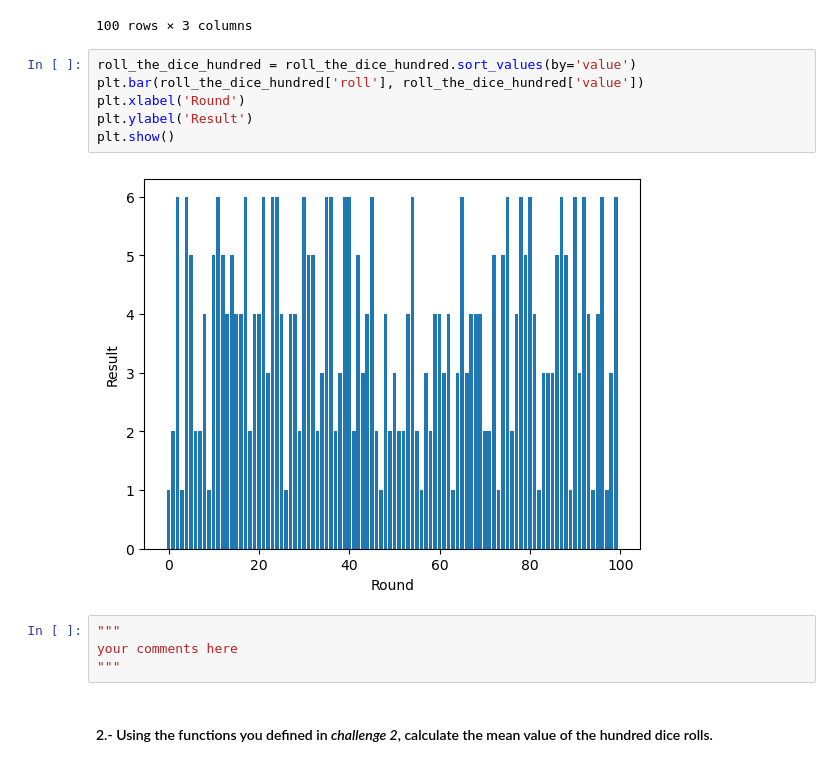
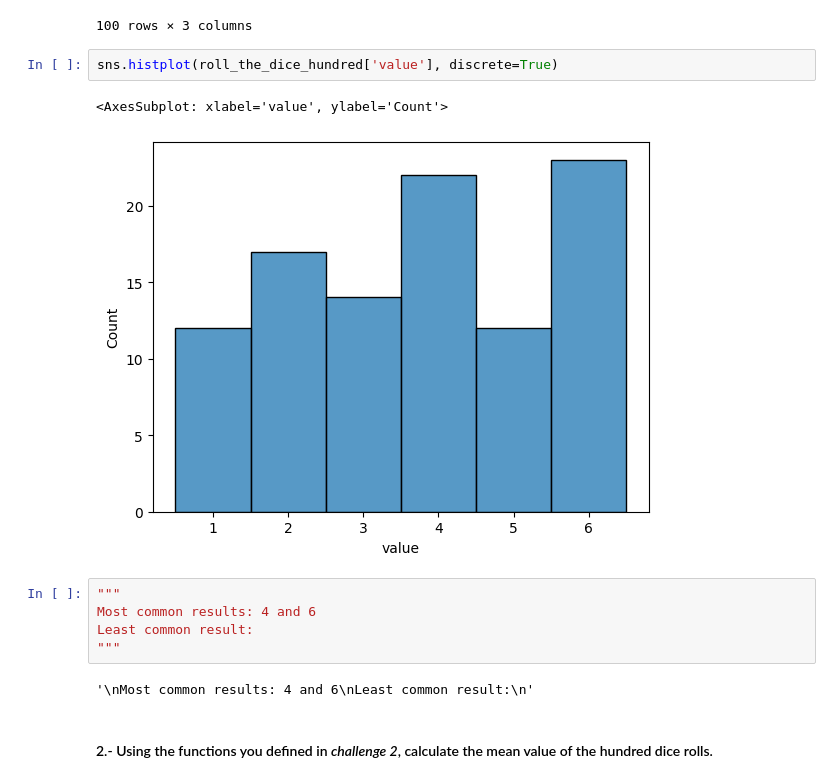
Before and after one commit to Dani-Yana/Descriptive-Stats, a Jupyter notebook: your-code/main.ipynb, the cells around one changed output. Drawn from its saved outputs; the diff is of its cells as text.

```diff
--- a/your-code/main.ipynb
+++ b/your-code/main.ipynb
@@ -161,18 +171,18 @@ roll_the_dice_hundred
 | 98 | 98 | 98 | 3 |
 | 99 | 99 | 99 | 6 |
 100 rows × 3 columns
-# %%
-roll_the_dice_hundred = roll_the_dice_hundred.sort_values(by='value')
-plt.bar(roll_the_dice_hundred['roll'], roll_the_dice_hundred['value'])
-plt.xlabel('Round')
-plt.ylabel('Result')
-plt.show()
-# %% [output]
-[figure, removed]
-# %%
-"""
-your comments here
-"""
+# %%
+sns.histplot(roll_the_dice_hundred['value'], discrete=True)
+# %% [output]
+<AxesSubplot: xlabel='value', ylabel='Count'>
+[figure, added]
+# %%
+"""
+Most common results: 4 and 6
+Least common result:
+"""
+# %% [output]
+'\nMost common results: 4 and 6\nLeast common result:\n'
 # %% [markdown]
 #### 2.- Using the functions you defined in *challenge 2*, calculate the mean value of the hundred dice rolls.
 # %%
```
Also changed, not shown: parts of 41 cells of this notebook.
